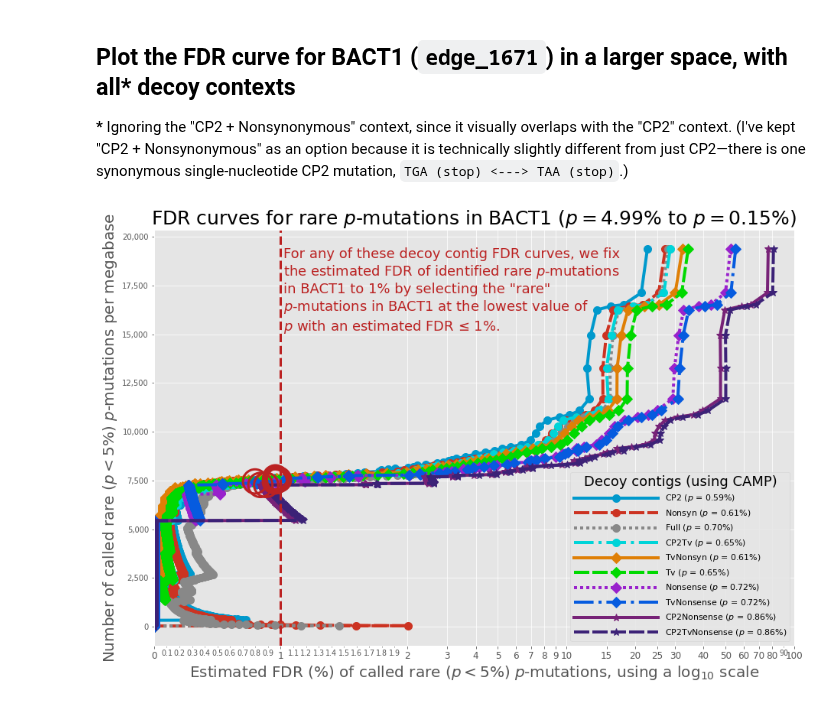
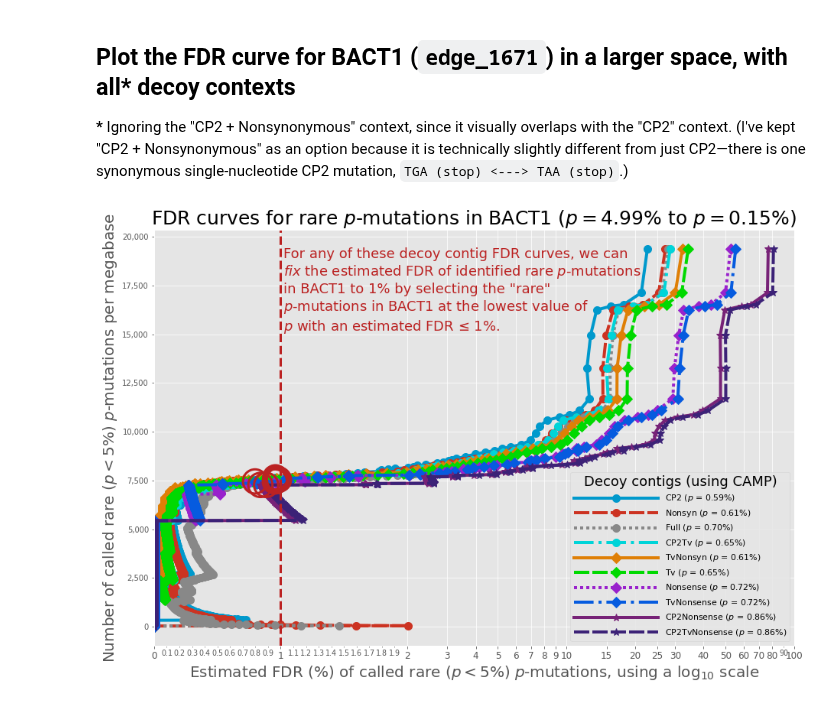
Before and after one commit to fedarko/strainFlye, a Jupyter notebook: docs/PlottingFDRCurves.ipynb, the cells around one changed output. Cells and saved outputs as stored; diff of their text form; code cells hidden in the pictures.

Commit message:
DOC: improve in-FDR-curve-figure text

```diff
--- a/docs/PlottingFDRCurves.ipynb
+++ b/docs/PlottingFDRCurves.ipynb
@@ -256,32 +256,32 @@ ax.set_xticks([x / 10 for x in range(1, 20)] + [90], minor=True)
 ax.set_xticks([0,1, 2, 3, 4, 5, 6, 7, 8, 9, 10, 15, 20, 25, 30, 40, 50, 60, 70, 80, 100])
 ax.tick_params(axis="x", which="major", labelsize=12)
 ax.tick_params(axis="x", which="minor", labelsize=9.5)
 
 ax.legend(handlelength=10, fontsize=11, title="Decoy contigs (using CAMP)", title_fontsize=18)
 
 ax.set_ylabel(
     "Number of called rare ($p < 5\%$) $p$-mutations per megabase",
     fontsize=20
 )
 ax.set_xlabel(
     "Estimated FDR (%) of called rare ($p < 5\%$) $p$-mutations, using a log$_{10}$ scale",
     fontsize=20
 )
 ax.set_title(
     f"FDR curves for rare $p$-mutations in BACT1 ($p = 4.99\%$ to $p = 0.15\%$)",
     fontsize=25
 )
 
 ax.text(
     1.02, 15200,
     (
-        'For any of these decoy contig FDR curves, we fix\nthe estimated FDR of identified '
+        'For any of these decoy contig FDR curves, we can\n$fix$ the estimated FDR of identified '
         'rare $p$-mutations\nin BACT1 to 1% by selecting the "rare"\n$p$-mutations in BACT1 '
         "at the lowest value of\n$p$ with an estimated FDR \u2264 1%."
     ),
     color=fdr_fix_color,
     fontsize=18
 )
 fig.set_size_inches(15, 10)
 # %% [output]
-[figure, old version]
+[figure, new version]
```
